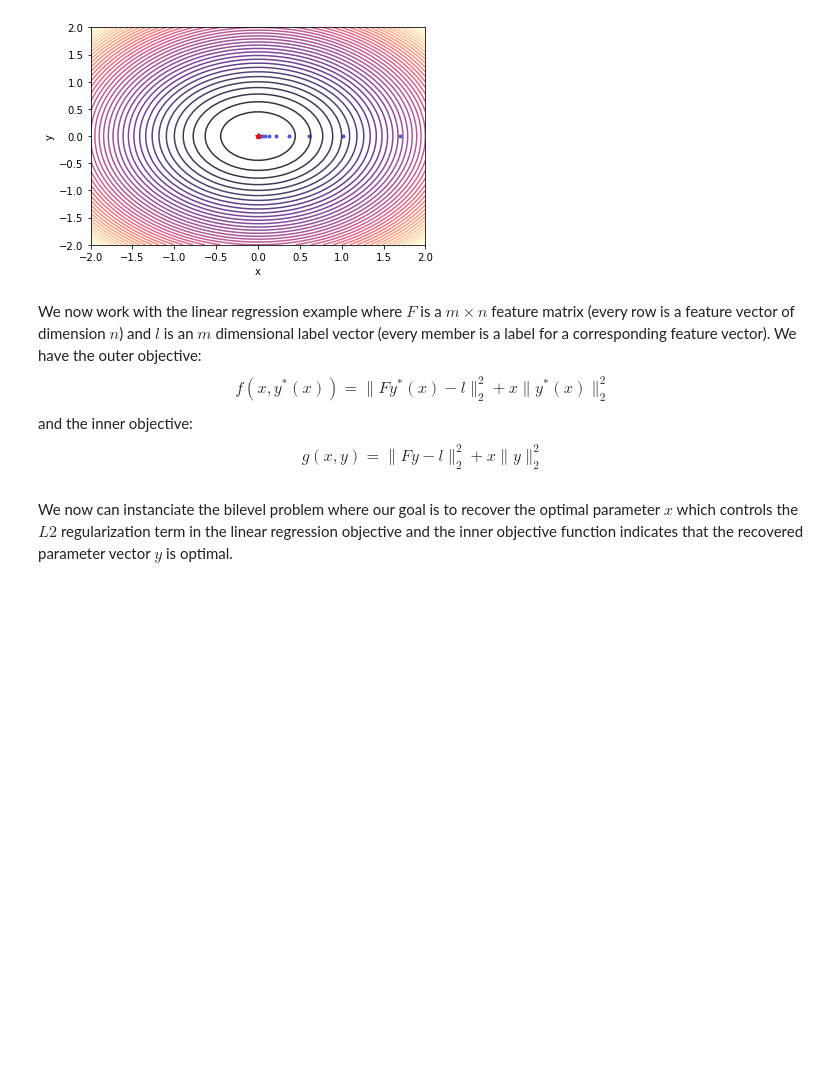
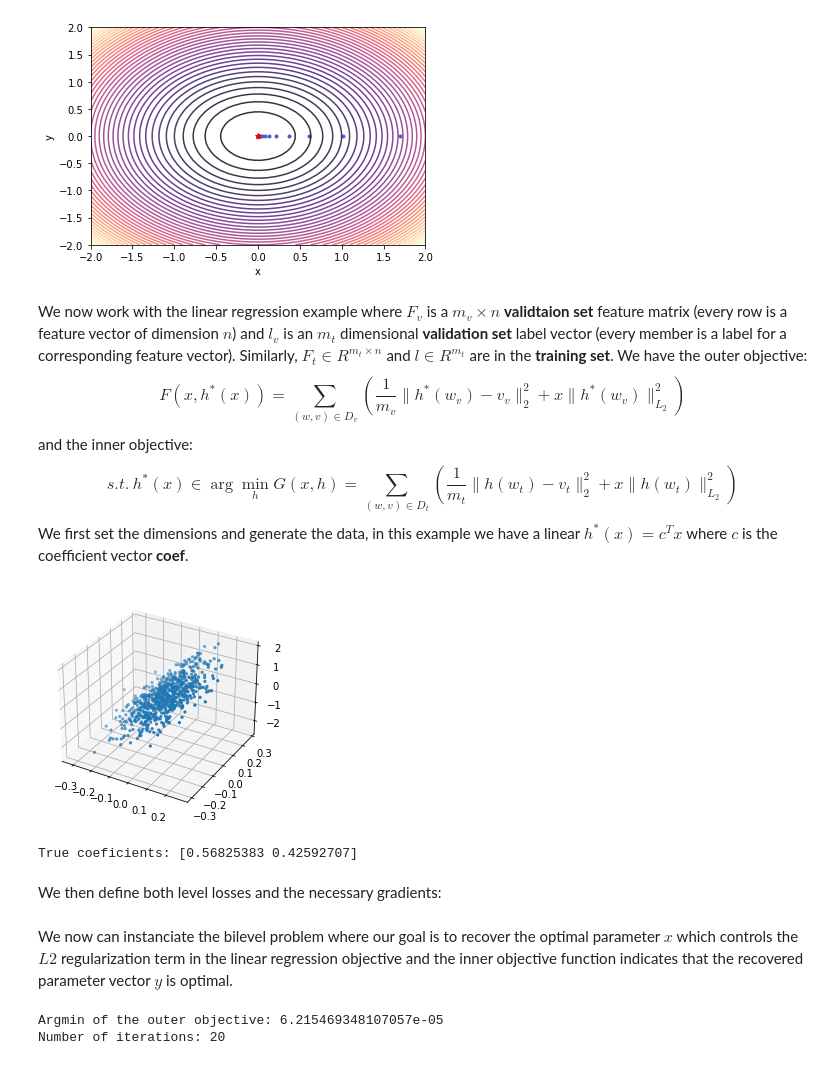
Before and after one commit to petrulii/Bilevel-Optimization-101, a Jupyter notebook: src/bilevel_optimization.ipynb, the cells around one changed output. Saved outputs shown, nothing was run; the diff lists cells and outputs as text; code cells hidden in the pictures; blank space fills up the shorter version.

Commit message:
working on the neural version of implicit diff

```diff
--- a/src/bilevel_optimization.ipynb
+++ b/src/bilevel_optimization.ipynb
@@ -44,11 +47,12 @@ bp.visualize(iters, plot_x_lim=2, plot_y_lim=2)
 # %% [output]
 [figure]
 # %% [markdown]
-We now  work with the linear regression example where $F$ is a $m\times n$ feature matrix (every row is a feature vector of dimension $n$) and $l$ is an $m$ dimensional label vector (every member is a label for a corresponding feature vector). We have the outer objective:
+We now work with the linear regression example where $F_v$ is a $m_v\times n$ **validtaion set** feature matrix (every row is a feature vector of dimension $n$) and $l_v$ is an $m_t$ dimensional **validation set** label vector (every member is a label for a corresponding feature vector). Similarly, $F_t \in R^{m_t\times n}$ and $l \in R^{m_t}$ are in the **training set**. We have the outer objective:
 $$
-  f(x, y^*(x)) = \lVert Fy^*(x)-l \rVert_2^2 + x \lVert y^*(x) \rVert_2^2
+  F(x, h^*(x)) = \sum_{(w,v)\in D_v} \left( \frac{1}{m_v} \lVert h^*(w_v) - v_v \rVert_2^2 + x \lVert h^*(w_v) \rVert_{L_2}^2 \right)
 $$
 and the inner objective:
 $$
-  g(x, y) = \lVert Fy-l \rVert_2^2 + x \lVert y \rVert_2^2
+  s.t.\ h^*(x)\in \arg \min_h G(x, h) = \sum_{(w,v)\in D_t} \left( \frac{1}{m_t} \lVert h(w_t) - v_t \rVert_2^2 + x \lVert h(w_t) \rVert_{L_2}^2 \right)
 $$
+We first set the dimensions and generate the data, in this example we have a linear $h^*(x)=c^T x$ where $c$ is the coefficient vector **coef**.
@@ -59,0 +59,17 @@ l=np.ones(n)
+# %%
+n = 2
+m_v = 300
+m_t = 700
+m= m_v + m_t
+X, y, coef = make_regression(n_samples=m, n_features=n, n_informative=n, n_targets=1, noise=0, coef=True, random_state=10)
+X, y, coef = X*1/10, y*1/10, coef*1/10
+X_train, X_val, y_train, y_val = train_test_split(X, y, test_size=0.3, random_state=1)
+
+fig = plt.figure(figsize=(4,8))
+ax = fig.add_subplot(projection='3d')
+ax.scatter(X_train[:,0], X_train[:,1], y_train, marker='.')
+plt.show()
+print("True coeficients:", coef)
+# %% [output]
+[figure, added]
+True coeficients: [0.56825383 0.42592707]
@@ -60 +82,3 @@ l=np.ones(n)
+# %% [markdown]
+We then define both level losses and the necessary gradients:
 # %%
@@ -74,6 +98,9 @@ We now can instanciate the bilevel problem where our goal is to recover the opti
 
 bp = BilevelProblem(outer_objective=fo, inner_objective=fi)
 # Optimize using classical implicit differention.
-x_opt, iters, n_iters = bp.optimize(method="implicit_diff", x0=1.7, y0=0, outer_grad1=og1, outer_grad2=og2, inner_grad22=ig22, inner_grad12=ig12, maxiter=20)
+x_opt, iters, n_iters = bp.optimize(method="neural_implicit_diff", x0=0, y0=np.zeros(n), outer_grad1=og1, outer_grad2=og2, inner_grad22=ig22, inner_grad12=ig12, maxiter=20)
 print("Argmin of the outer objective:", x_opt)
 print("Number of iterations:", n_iters)
+# %% [output]
+Argmin of the outer objective: 6.215469348107057e-05
+Number of iterations: 20
```
Also changed, not shown: parts of 4 cells of this notebook, 1 other file.
